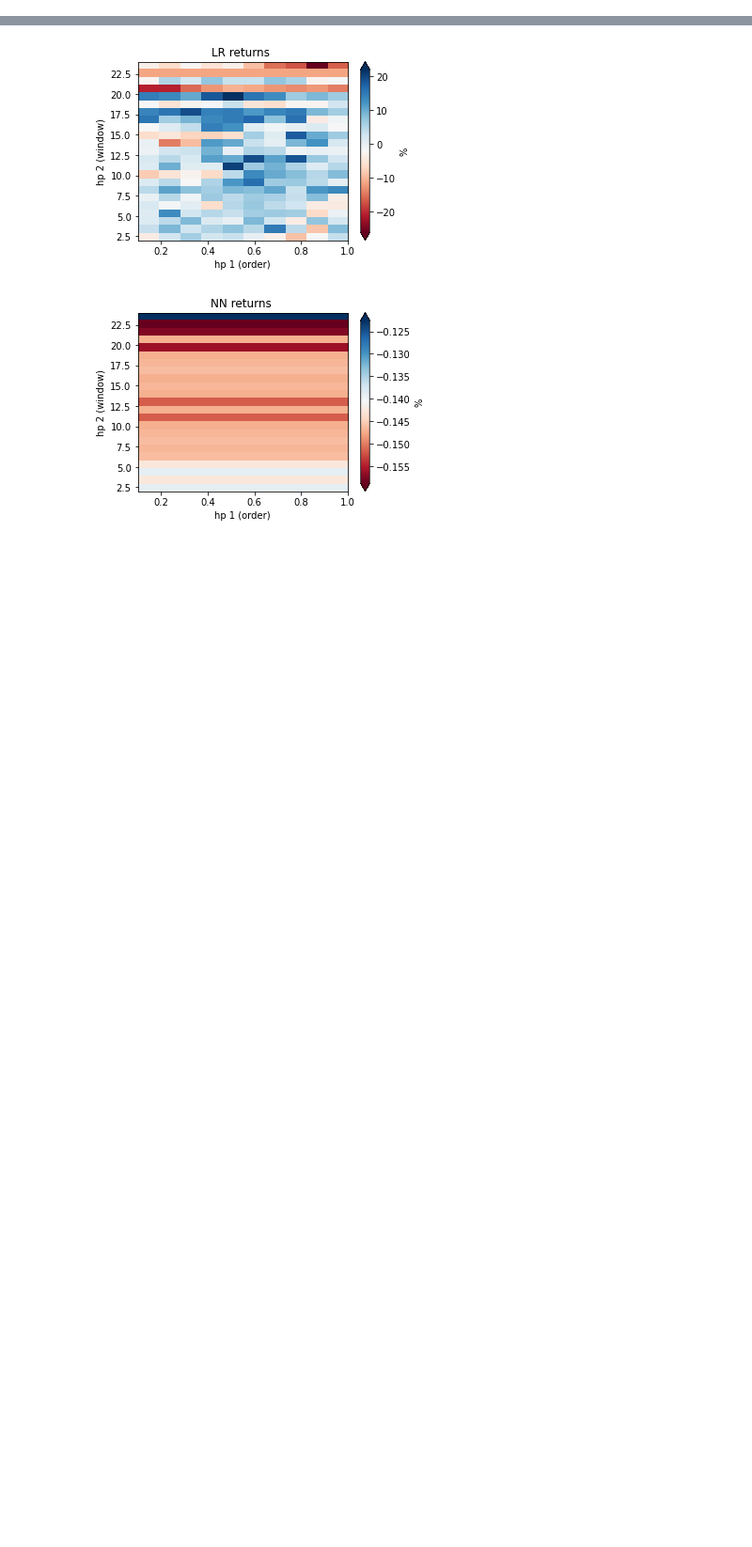
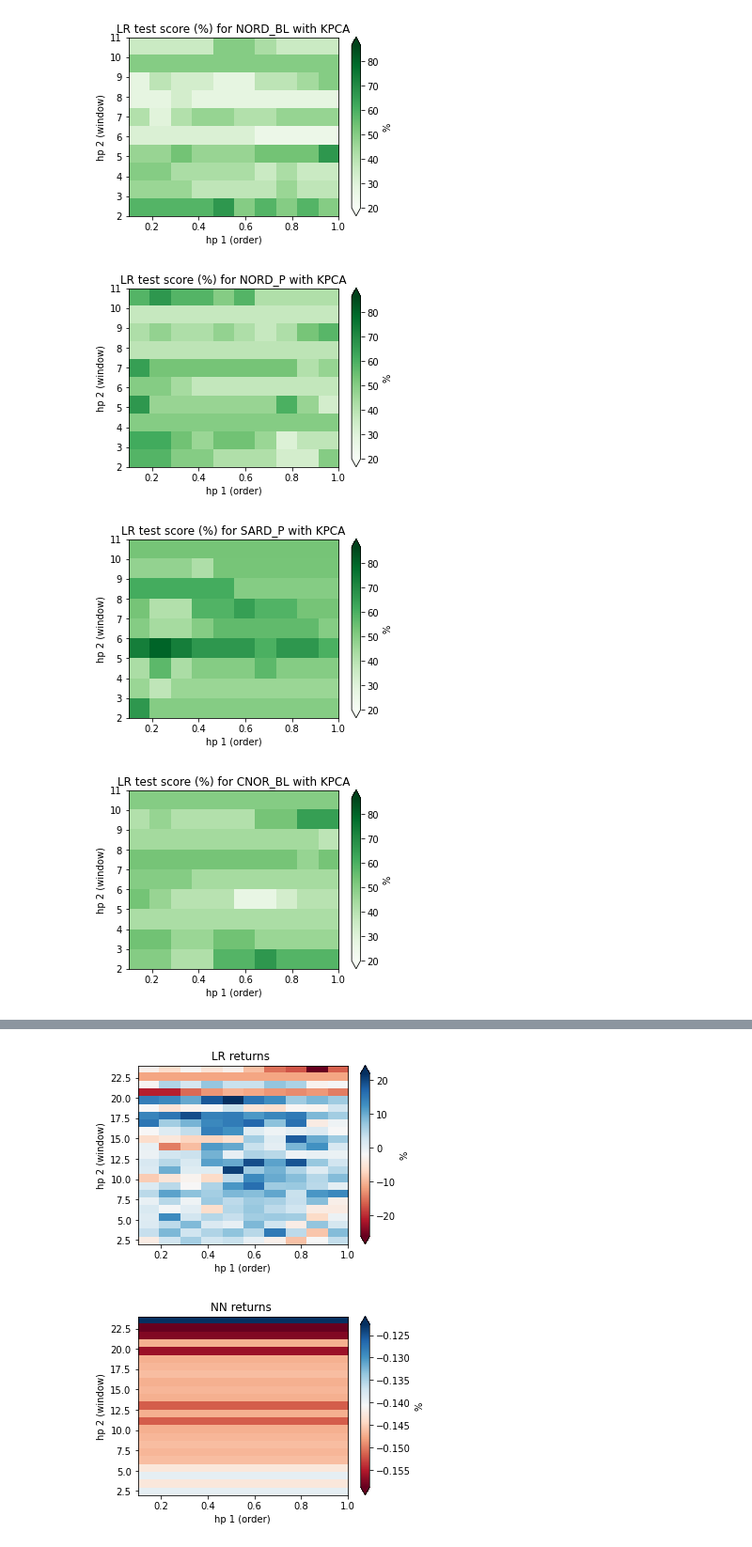
Before and after one commit to igor110055/cct-logreg, a Jupyter notebook: analysis.ipynb, the cells around one changed output, grey strips where cells are left out. Shown: that part at 94% size. Drawn from its saved outputs; the diff is of its cells as text; code cells hidden in the pictures; blank space fills up the shorter version.

```diff
--- a/analysis.ipynb
+++ b/analysis.ipynb
@@ -141,0 +135,23 @@ plt.savefig(f"imgs/NNtestScore.jpeg", dpi=150)
+# %%
+extent = np.min(comparisonAggScores.order.values), np.max(comparisonAggScores.order.values), np.min(comparisonAggScores.window.values), np.max(comparisonAggScores.window.values)
+minScale, maxScale = 100*np.min(aggScoresKpca.testScore.values), 100*np.max(aggScoresKpca.testScore.values)
+iterations = [0]
+
+for ticker in tickers:
+    ZLR = 100. * aggScoresKpca.loc[aggScoresKpca.ticker == ticker].pivot('window', 'order', 'testScore').values
+
+    plt.figure(figsize=(5, 3.5))
+    plt.subplot(1, 1, 1)
+    plt.imshow(ZLR, cmap = mpl.cm.Greens, extent = extent, aspect='auto')
+    cb = plt.colorbar(extend='both')
+    cb.set_label('%')
+    plt.clim(minScale, maxScale)
+    plt.title(f"LR test score (%) for {ticker} with KPCA")
+    plt.xlabel(f'hp 1 (order)')
+    plt.ylabel('hp 2 (window)')
+    #plt.savefig(f"imgs/LRtestScore.jpeg", dpi=150)
+# %% [output]
+[figure, added]
+[figure, added]
+[figure, added]
+[figure, added]
```
Also changed, not shown: parts of 15 cells of this notebook, 9 other files.
